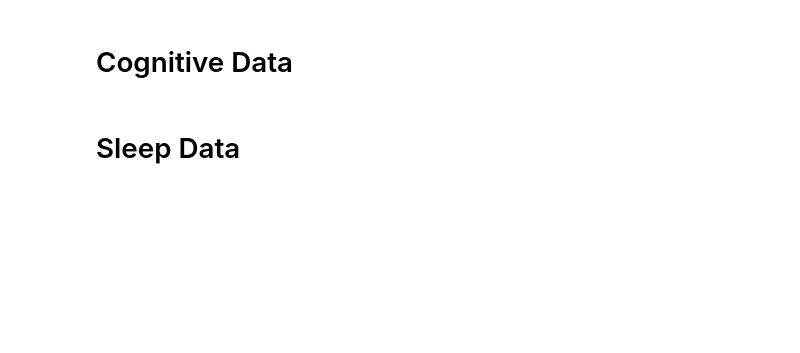
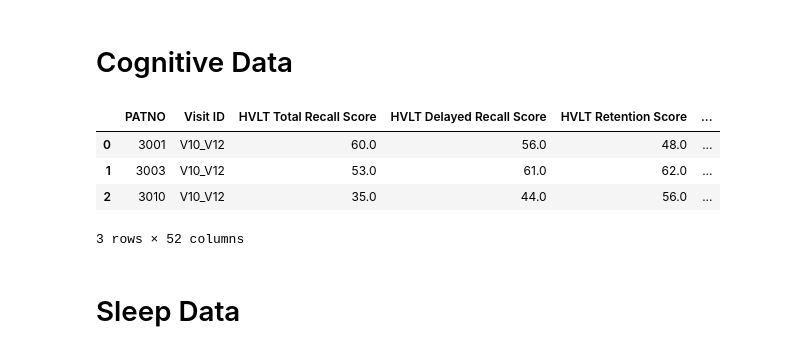
Before and after one commit to fserracrespi/PD_Project_UofL, a Jupyter notebook: PD_DATA/MODELS DEVELOPMENT/MODEL_DEVELOPMENT/data_split.ipynb, the cells around one changed output. Saved outputs shown, nothing was run; the diff lists cells and outputs as text; code cells hidden in the pictures; blank space fills up the shorter version.

```diff
--- a/PD_DATA/MODELS DEVELOPMENT/MODEL_DEVELOPMENT/data_split.ipynb
+++ b/PD_DATA/MODELS DEVELOPMENT/MODEL_DEVELOPMENT/data_split.ipynb
@@ -101,4 +140,13 @@ Categorical Columns: ['Visit ID', 'Ortostatic_Hypotension', 'UPDRS_III_Progressi
 # %% [markdown]
 # Cognitive Data
+# %%
+cognitive_data = pd.read_csv(ROOT / cognitive)
+cognitive_data.head(3)
+# %% [output]
+|  | PATNO | Visit ID | HVLT Total Recall Score | HVLT Delayed Recall Score | HVLT Retention Score | ... |
+| 0 | 3001 | V10_V12 | 60.0 | 56.0 | 48.0 | ... |
+| 1 | 3003 | V10_V12 | 53.0 | 61.0 | 62.0 | ... |
+| 2 | 3010 | V10_V12 | 35.0 | 44.0 | 56.0 | ... |
+3 rows × 52 columns
 # %% [markdown]
 # Sleep Data
```
Also changed, not shown: parts of 10 cells of this notebook, 10 other files.
